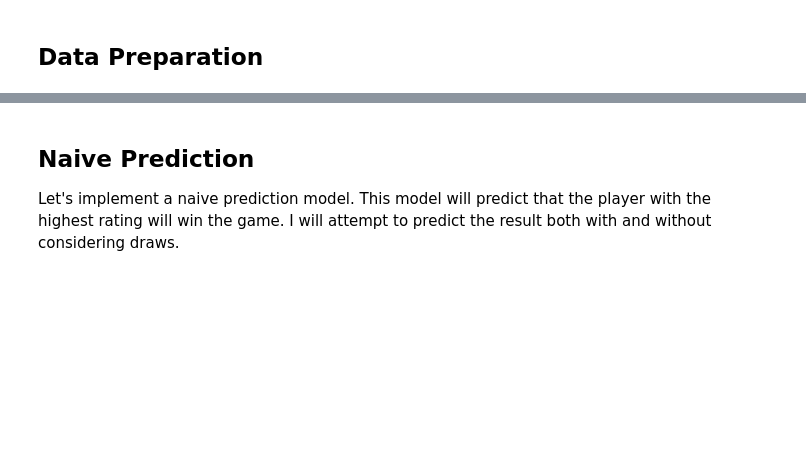
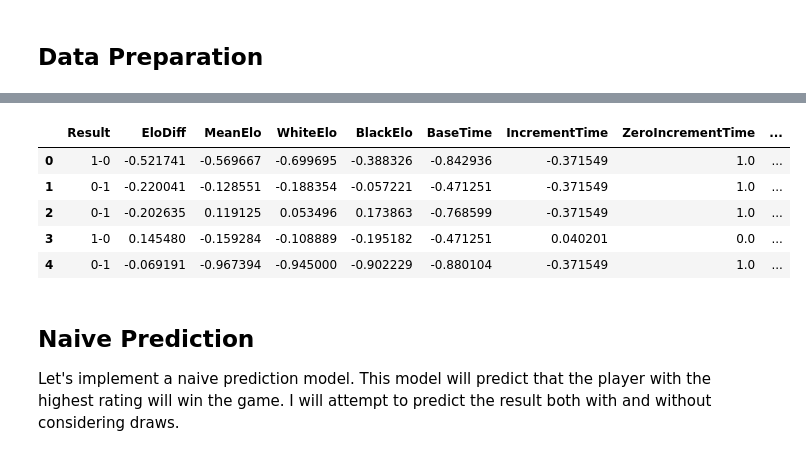
Before and after one commit to Tikhon-Radkevich/Chess-Winner-Prediction, a Jupyter notebook: notebooks/baseline_notebooks/logistic_regression.ipynb, the cells around one changed output, grey strips where cells are left out. Saved outputs shown, nothing was run; the diff lists cells and outputs as text; code cells hidden in the pictures; blank space fills up the shorter version.

```diff
--- a/notebooks/baseline_models/logistic_regression.ipynb
+++ b/notebooks/baseline_notebooks/logistic_regression.ipynb
@@ -52,6 +41,15 @@ std_scaler = StandardScaler()
 train_data = transform_and_scale_df(train_df, std_scaler)
 valid_data = transform_and_scale_df(valid_df, std_scaler, fit_scaler=False)
 test_data = transform_and_scale_df(test_df, std_scaler, fit_scaler=False)
+# %%
+train_data.head()
+# %% [output]
+|  | Result | EloDiff | MeanElo | WhiteElo | BlackElo | BaseTime | IncrementTime | ZeroIncrementTime | ... |
+| 0 | 1-0 | -0.521741 | -0.569667 | -0.699695 | -0.388326 | -0.842936 | -0.371549 | 1.0 | ... |
+| 1 | 0-1 | -0.220041 | -0.128551 | -0.188354 | -0.057221 | -0.471251 | -0.371549 | 1.0 | ... |
+| 2 | 0-1 | -0.202635 | 0.119125 | 0.053496 | 0.173863 | -0.768599 | -0.371549 | 1.0 | ... |
+| 3 | 1-0 | 0.145480 | -0.159284 | -0.108889 | -0.195182 | -0.471251 | 0.040201 | 0.0 | ... |
+| 4 | 0-1 | -0.069191 | -0.967394 | -0.945000 | -0.902229 | -0.880104 | -0.371549 | 1.0 | ... |
 # %% [markdown]
 ## Naive Prediction
 Let's implement a naive prediction model. This model will predict that the player with the highest rating will win the game. I will attempt to predict the result both with and without considering draws.
```
Also changed, not shown: parts of 5 cells of this notebook, 10 other files.
